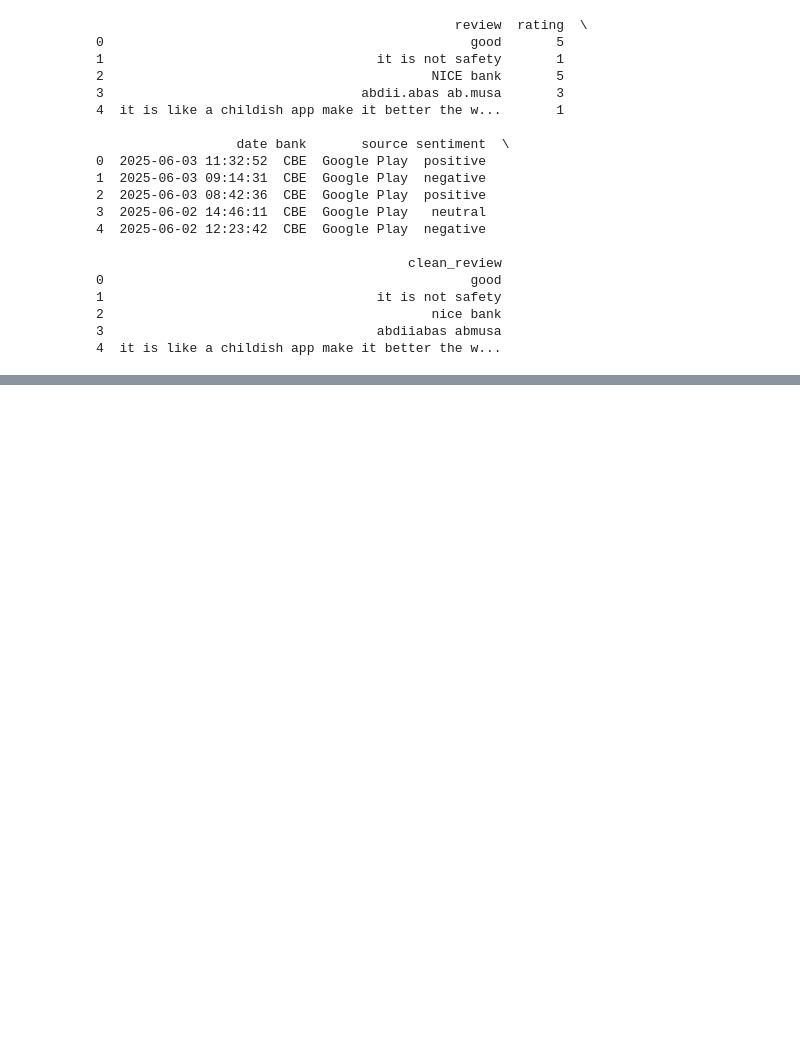
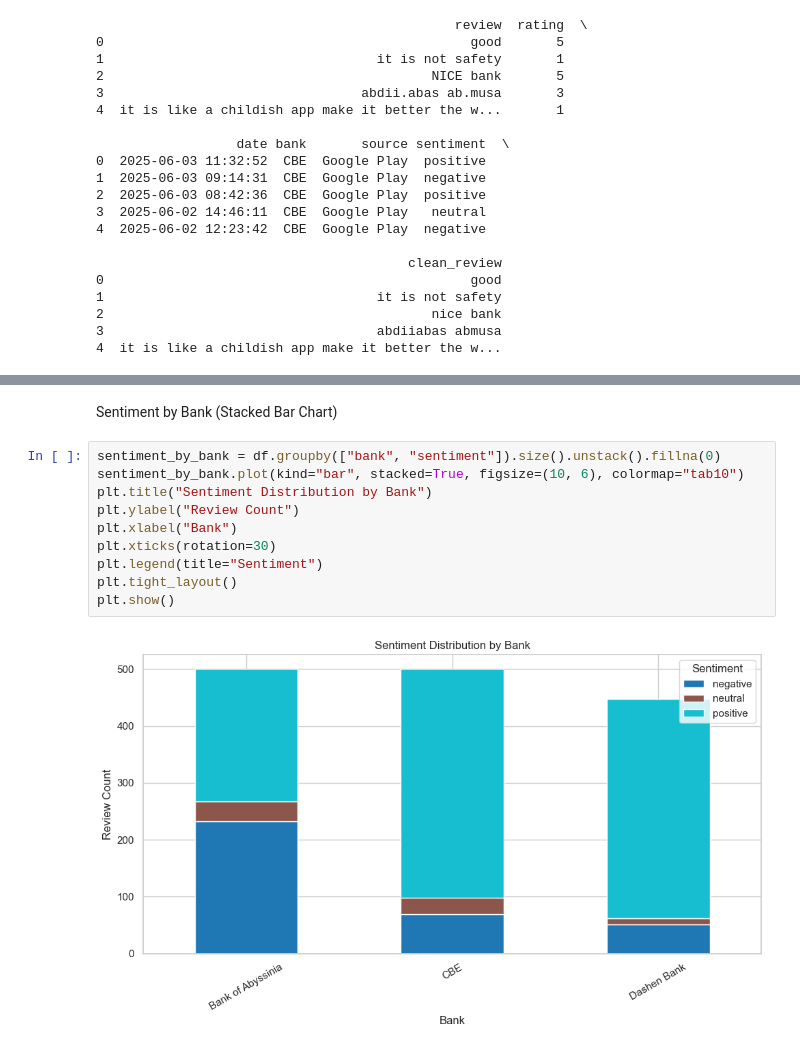
Before and after one commit to alazartefera/fintech-cx, a Jupyter notebook: notebooks/01_cleaning_and_sentiment.ipynb, the cells around one changed output, grey strips where cells are left out. Saved outputs shown, nothing was run; the diff lists cells and outputs as text; blank space fills up the shorter version.

```diff
--- a/notebooks/01_cleaning_and_sentiment.ipynb
+++ b/notebooks/01_cleaning_and_sentiment.ipynb
@@ -386,0 +486,14 @@ df.groupby("bank")["sentiment"].value_counts(normalize=True).unstack()
+# %% [markdown]
+ Sentiment by Bank (Stacked Bar Chart)
+# %%
+sentiment_by_bank = df.groupby(["bank", "sentiment"]).size().unstack().fillna(0)
+sentiment_by_bank.plot(kind="bar", stacked=True, figsize=(10, 6), colormap="tab10")
+plt.title("Sentiment Distribution by Bank")
+plt.ylabel("Review Count")
+plt.xlabel("Bank")
+plt.xticks(rotation=30)
+plt.legend(title="Sentiment")
+plt.tight_layout()
+plt.show()
+# %% [output]
+[figure, added]
```
Also changed, not shown: parts of 22 cells of this notebook.
